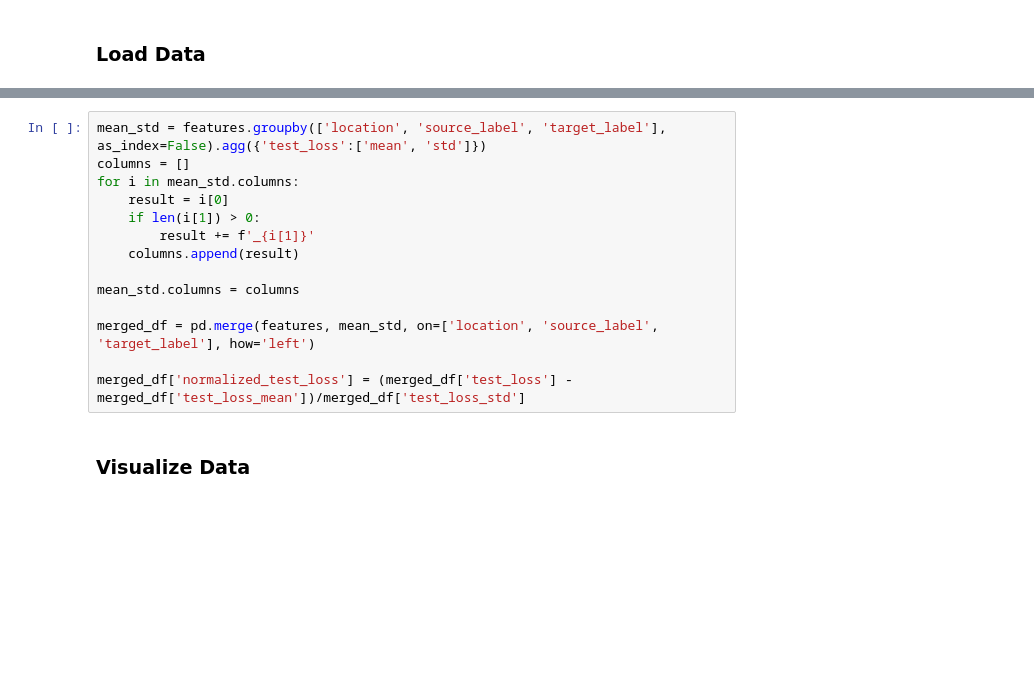
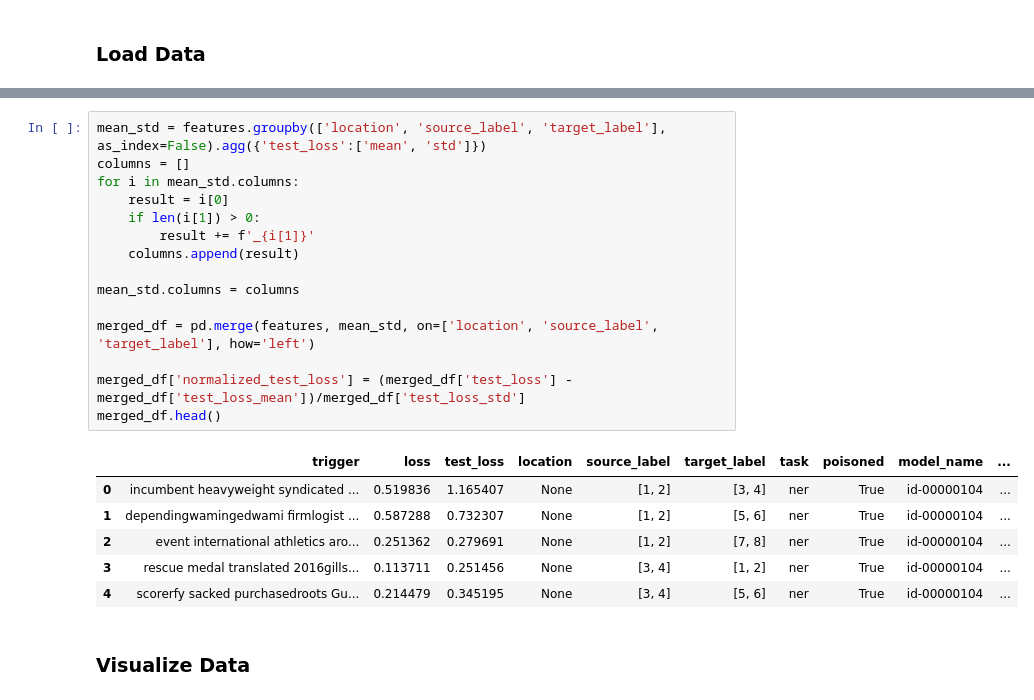
Before and after one commit to trigger-attack/trigger-attack, a Jupyter notebook: trojai_submission/results.ipynb, the cells around one changed output, grey strips where cells are left out. Cells and saved outputs as stored; diff of their text form; blank space fills up the shorter version.

```diff
--- a/trojai_submission/results.ipynb
+++ b/trojai_submission/results.ipynb
@@ -49,16 +20,24 @@ pd.read_csv('features.csv', index_col=0)
 # %%
 mean_std = features.groupby(['location', 'source_label', 'target_label'], as_index=False).agg({'test_loss':['mean', 'std']})
 columns = []
 for i in mean_std.columns:
     result = i[0]
     if len(i[1]) > 0:
         result += f'_{i[1]}'
     columns.append(result)
 
 mean_std.columns = columns
 
 merged_df = pd.merge(features, mean_std, on=['location', 'source_label', 'target_label'], how='left')
 
 merged_df['normalized_test_loss'] = (merged_df['test_loss'] - merged_df['test_loss_mean'])/merged_df['test_loss_std']
+merged_df.head()
+# %% [output]
+|  | trigger | loss | test_loss | location | source_label | target_label | task | poisoned | model_name | ... |
+| 0 | incumbent heavyweight syndicated ... | 0.519836 | 1.165407 | None | [1, 2] | [3, 4] | ner | True | id-00000104 | ... |
+| 1 | dependingwamingedwami firmlogist ... | 0.587288 | 0.732307 | None | [1, 2] | [5, 6] | ner | True | id-00000104 | ... |
+| 2 | event international athletics aro... | 0.251362 | 0.279691 | None | [1, 2] | [7, 8] | ner | True | id-00000104 | ... |
+| 3 | rescue medal translated 2016gills... | 0.113711 | 0.251456 | None | [3, 4] | [1, 2] | ner | True | id-00000104 | ... |
+| 4 | scorerfy sacked purchasedroots Gu... | 0.214479 | 0.345195 | None | [3, 4] | [5, 6] | ner | True | id-00000104 | ... |
 # %% [markdown]
 ### Visualize Data
```
Also changed, not shown: parts of 18 cells of this notebook, 3 other files.
